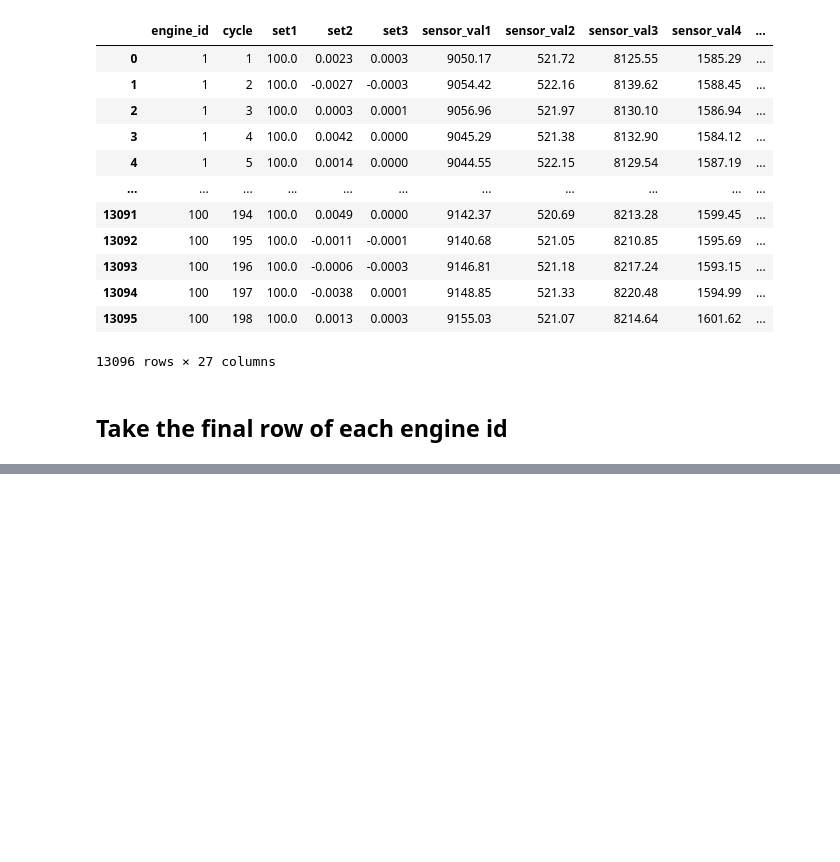
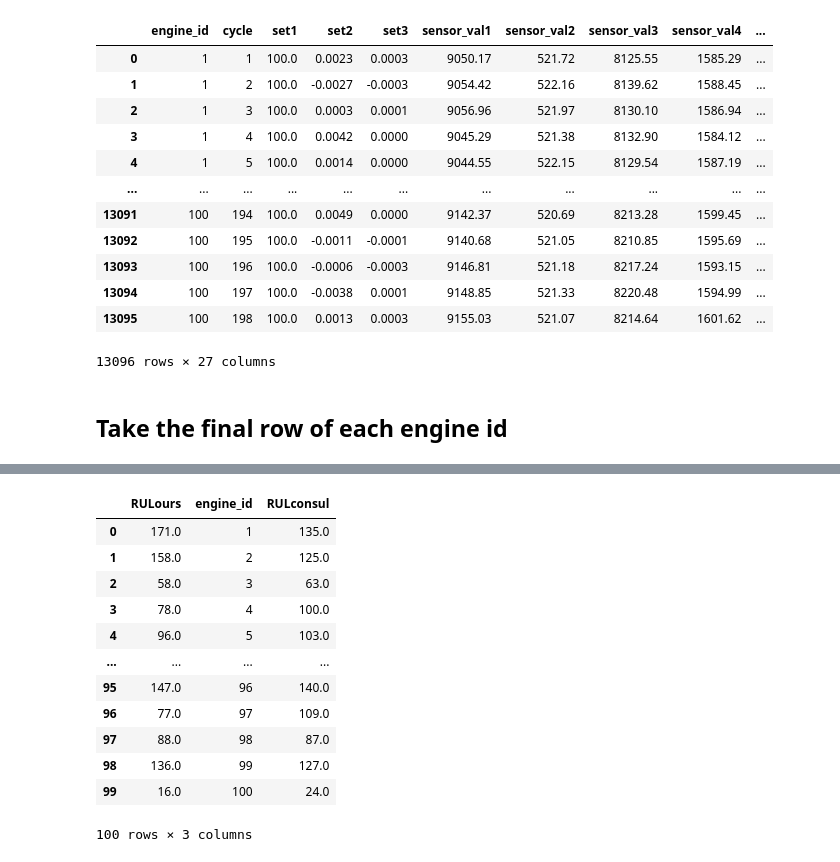
Before and after one commit to JochemBus/PA_assignment3, a Jupyter notebook: Exercise1.2PredicitionCode.ipynb, the cells around one changed output, grey strips where cells are left out. Saved outputs shown, nothing was run; the diff lists cells and outputs as text; code cells hidden in the pictures; blank space fills up the shorter version.

```diff
--- a/Exercise1.2PredicitionCode.ipynb
+++ b/Exercise1.2PredicitionCode.ipynb
@@ -68,0 +96,31 @@ result_df.to_csv('rul_id_pairs.csv', index=False, header=True)
+# %%
+# Split the 'RUL;id' column into two new columns
+df_combined[['RULours', 'engine_id']] = df_combined['RULours;engine_id'].str.split(';', expand=True)
+df_combined[['RULconsul', 'old_id']] = df_combined['RULconsul;engine_id'].str.split(';', expand=True)
+
+# Drop the original columns
+df_combined.drop(['RULours;engine_id', 'RULconsul;engine_id'], axis = 1, inplace = True)
+
+# drop the old_id
+df_combined.drop(['old_id'], axis = 1, inplace = True)
+
+
+#Convert these columns to an appropriate type (e.g., int)
+df_combined['RULours'] = df_combined['RULours'].astype(float)
+df_combined['RULconsul'] = df_combined['RULconsul'].astype(float)
+df_combined['engine_id'] = df_combined['engine_id'].astype(int)
+df_combined
+# %% [output]
+|  | RULours | engine_id | RULconsul |
+| 0 | 171.0 | 1 | 135.0 |
+| 1 | 158.0 | 2 | 125.0 |
+| 2 | 58.0 | 3 | 63.0 |
+| 3 | 78.0 | 4 | 100.0 |
+| 4 | 96.0 | 5 | 103.0 |
+| ... | ... | ... | ... |
+| 95 | 147.0 | 96 | 140.0 |
+| 96 | 77.0 | 97 | 109.0 |
+| 97 | 88.0 | 98 | 87.0 |
+| 98 | 136.0 | 99 | 127.0 |
+| 99 | 16.0 | 100 | 24.0 |
+100 rows × 3 columns
```
Also changed, not shown: parts of 6 cells of this notebook.
